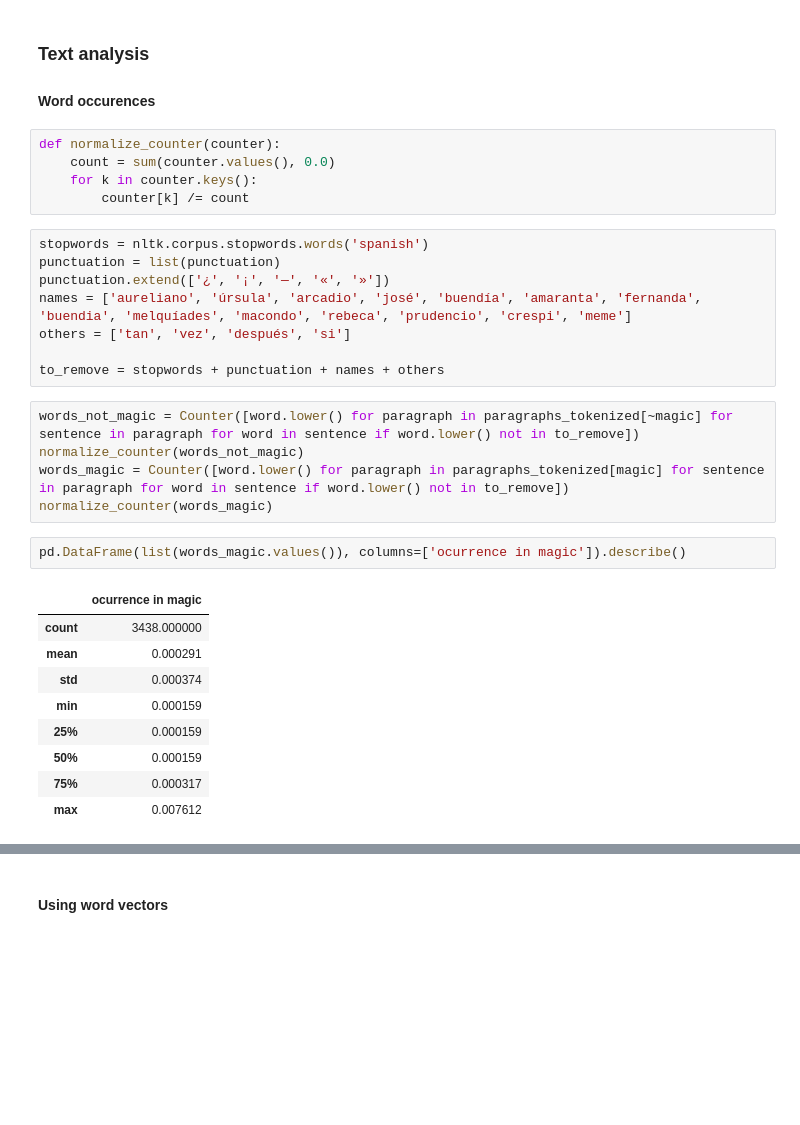
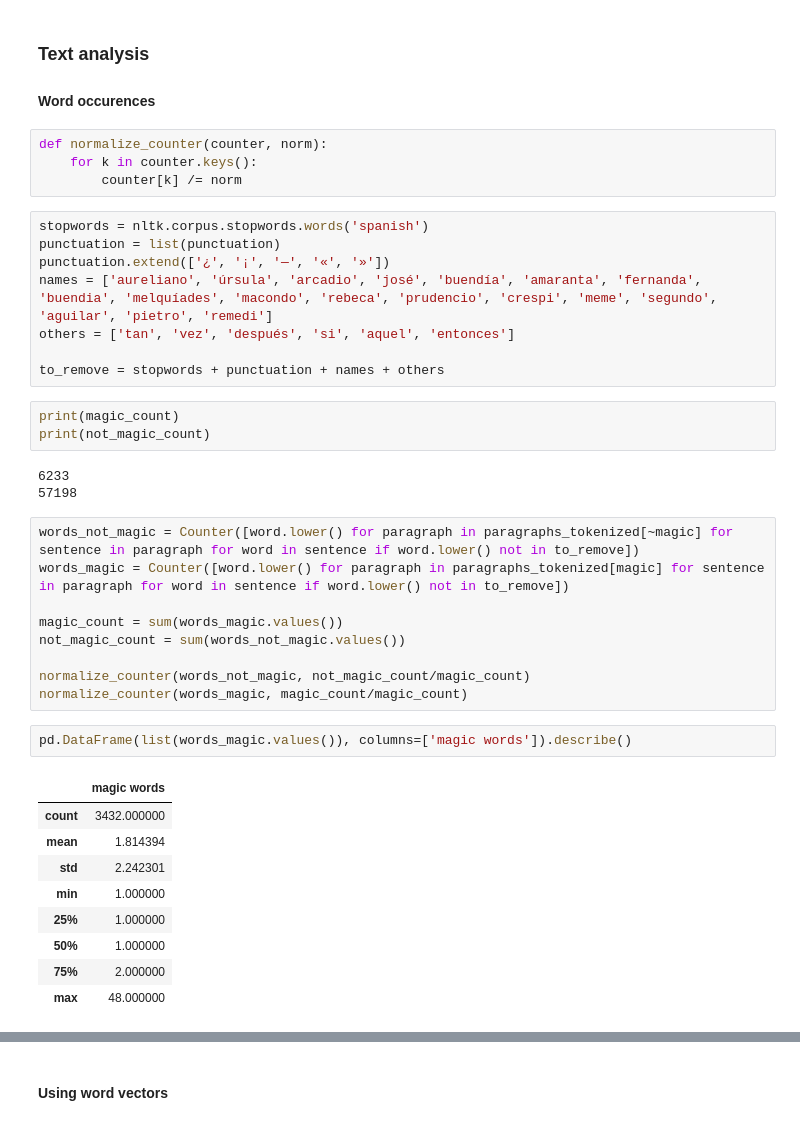
Before and after one commit to raphaelBarman/MagicalRealism, a Jupyter notebook: MagicalRealism.ipynb, the cells around one changed output, grey strips where cells are left out. Drawn from its saved outputs; the diff is of its cells as text; blank space fills up the shorter version.

```diff
--- a/MagicalRealism.ipynb
+++ b/MagicalRealism.ipynb
@@ -279,33 +280,42 @@ The test shows that for the sentence and words per paragraph for magic and non-m
 ### Text analysis
 #### Word occurences
 # %%
-def normalize_counter(counter):
-    count = sum(counter.values(), 0.0)
+def normalize_counter(counter, norm):
     for k in counter.keys():
-        counter[k] /= count
+        counter[k] /= norm
 # %%
 stopwords = nltk.corpus.stopwords.words('spanish')
 punctuation = list(punctuation)
 punctuation.extend(['¿', '¡', '—', '«', '»'])
-names = ['aureliano', 'úrsula', 'arcadio', 'josé', 'buendía', 'amaranta', 'fernanda', 'buendia', 'melquíades', 'macondo', 'rebeca', 'prudencio', 'crespi', 'meme']
-others = ['tan', 'vez', 'después', 'si']
+names = ['aureliano', 'úrsula', 'arcadio', 'josé', 'buendía', 'amaranta', 'fernanda', 'buendia', 'melquíades', 'macondo', 'rebeca', 'prudencio', 'crespi', 'meme', 'segundo', 'aguilar', 'pietro', 'remedi']
+others = ['tan', 'vez', 'después', 'si', 'aquel', 'entonces']
 
 to_remove = stopwords + punctuation + names + others
+# %%
+print(magic_count)
+print(not_magic_count)
+# %% [output]
+6233
+57198
 # %%
 words_not_magic = Counter([word.lower() for paragraph in paragraphs_tokenized[~magic] for sentence in paragraph for word in sentence if word.lower() not in to_remove])
-normalize_counter(words_not_magic)
 words_magic = Counter([word.lower() for paragraph in paragraphs_tokenized[magic] for sentence in paragraph for word in sentence if word.lower() not in to_remove])
-normalize_counter(words_magic)
+
+magic_count = sum(words_magic.values())
+not_magic_count = sum(words_not_magic.values())
+
+normalize_counter(words_not_magic, not_magic_count/magic_count)
+normalize_counter(words_magic, magic_count/magic_count)
 # %%
-pd.DataFrame(list(words_magic.values()), columns=['ocurrence in magic']).describe()
+pd.DataFrame(list(words_magic.values()), columns=['magic words']).describe()
 # %% [output]
-|  | ocurrence in magic |
-| count | 3438.000000 |
-| mean | 0.000291 |
-| std | 0.000374 |
-| min | 0.000159 |
-| 25% | 0.000159 |
-| 50% | 0.000159 |
-| 75% | 0.000317 |
-| max | 0.007612 |
+|  | magic words |
+| count | 3432.000000 |
+| mean | 1.814394 |
+| std | 2.242301 |
+| min | 1.000000 |
+| 25% | 1.000000 |
+| 50% | 1.000000 |
+| 75% | 2.000000 |
+| max | 48.000000 |
 # %%
```
Also changed, not shown: parts of 17 cells of this notebook.
